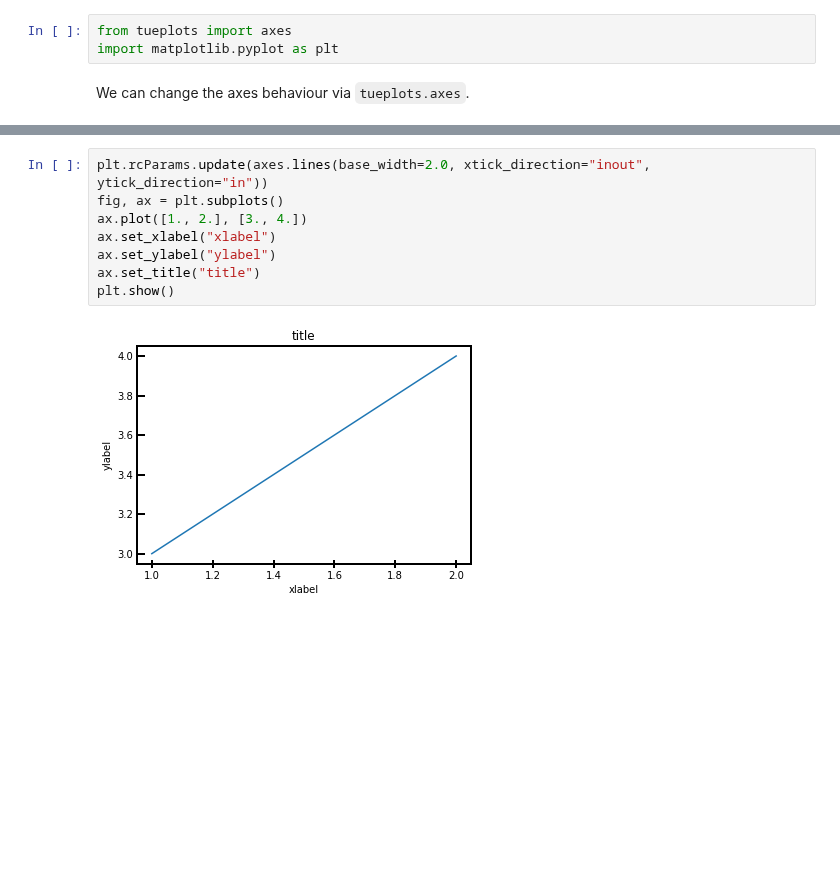
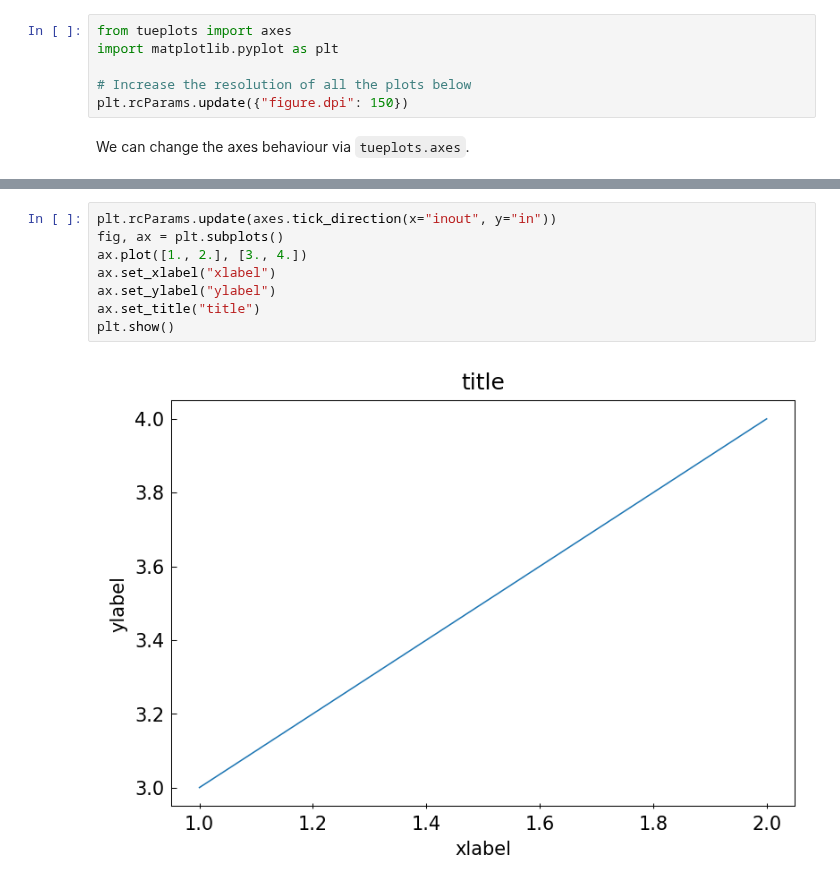
Before and after one commit to pnkraemer/tueplots, a Jupyter notebook: examples/axes.ipynb, the cells around one changed output, grey strips where cells are left out. Saved outputs shown, nothing was run; the diff lists cells and outputs as text; blank space fills up the shorter version.

```diff
--- a/examples/axes.ipynb
+++ b/examples/axes.ipynb
@@ -1,6 +1,9 @@
 # %%
 from tueplots import axes
 import matplotlib.pyplot as plt
+
+# Increase the resolution of all the plots below
+plt.rcParams.update({"figure.dpi": 150})
 # %% [markdown]
 We can change the axes behaviour via `tueplots.axes`.
 # %%
@@ -42,11 +42,11 @@ plt.show()
 # %%
-plt.rcParams.update(axes.lines(base_width=2.0, xtick_direction="inout", ytick_direction="in"))
+plt.rcParams.update(axes.tick_direction(x="inout", y="in"))
 fig, ax = plt.subplots()
 ax.plot([1., 2.], [3., 4.])
 ax.set_xlabel("xlabel")
 ax.set_ylabel("ylabel")
 ax.set_title("title")
 plt.show()
 # %% [output]
-[figure, old version]
+[figure, new version]
 # %%
```
Also changed, not shown: parts of 7 cells of this notebook, 8 other files.
